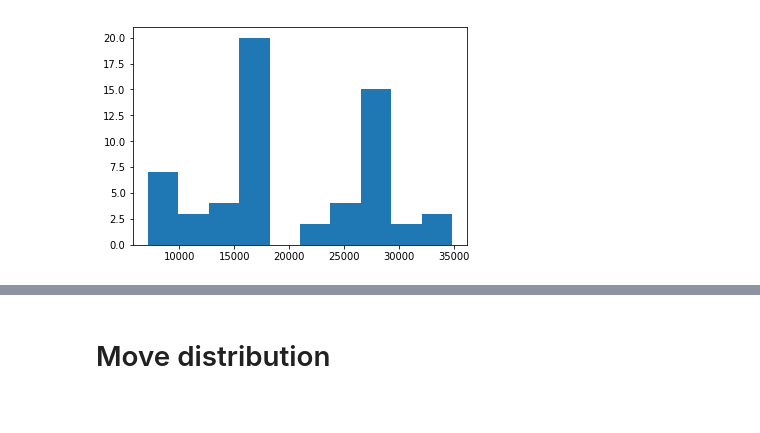
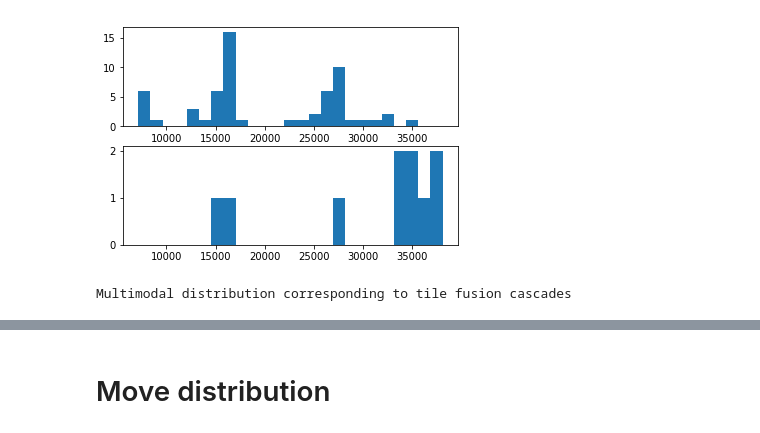
Before and after one commit to fqjin/2048NN, a Jupyter notebook: progress.ipynb, the cells around one changed output, grey strips where cells are left out. Drawn from its saved outputs; the diff is of its cells as text; code cells hidden in the pictures.

```diff
--- a/progress.ipynb
+++ b/progress.ipynb
@@ -33,6 +37,11 @@ plt.show()
-# %%
-plt.hist(scores)
-plt.show()
-# %% [output]
-[figure, removed]
+# %%
+plt.subplot(211)
+plt.hist(scores[:60], range=(min(scores), max(scores)), bins=25)
+plt.subplot(212)
+plt.hist(scores[60:], range=(min(scores), max(scores)), bins=25)
+plt.show()
+print('Multimodal distribution corresponding to tile fusion cascades')
+# %% [output]
+[figure, added]
+Multimodal distribution corresponding to tile fusion cascades
 # %%
```
Also changed, not shown: parts of 18 cells of this notebook, 4 other files.
